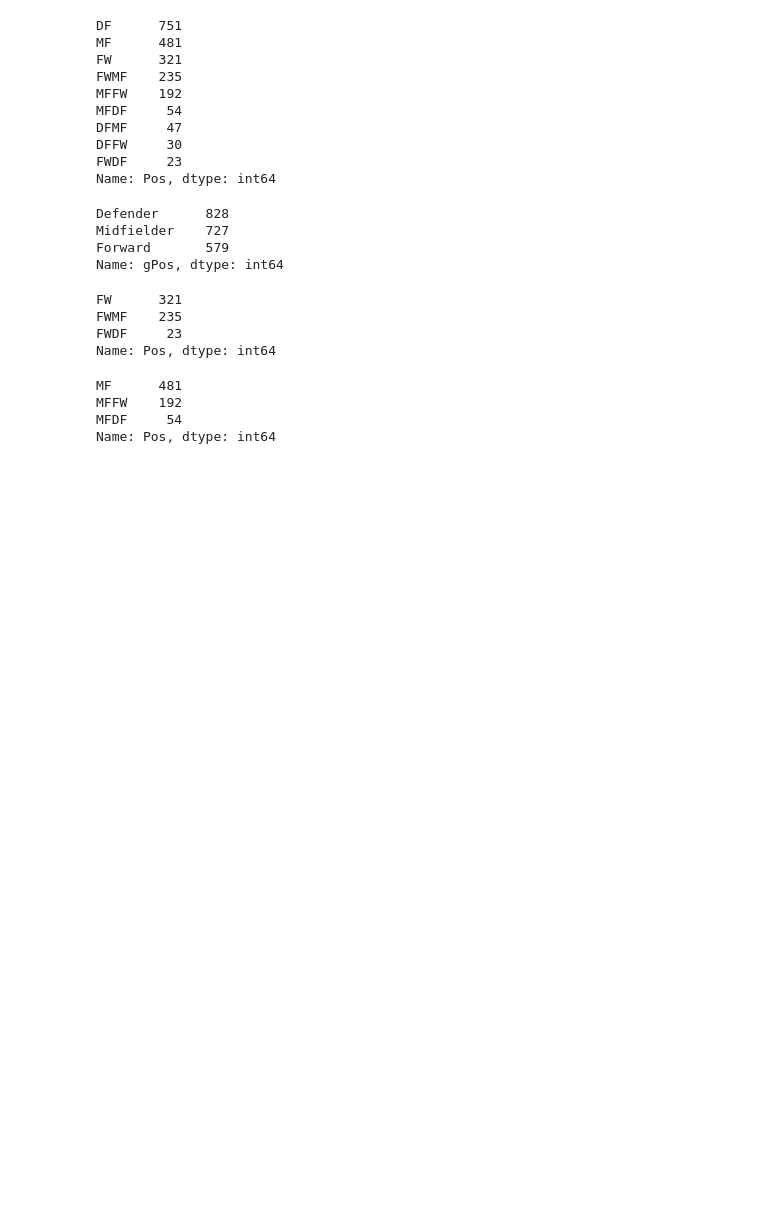
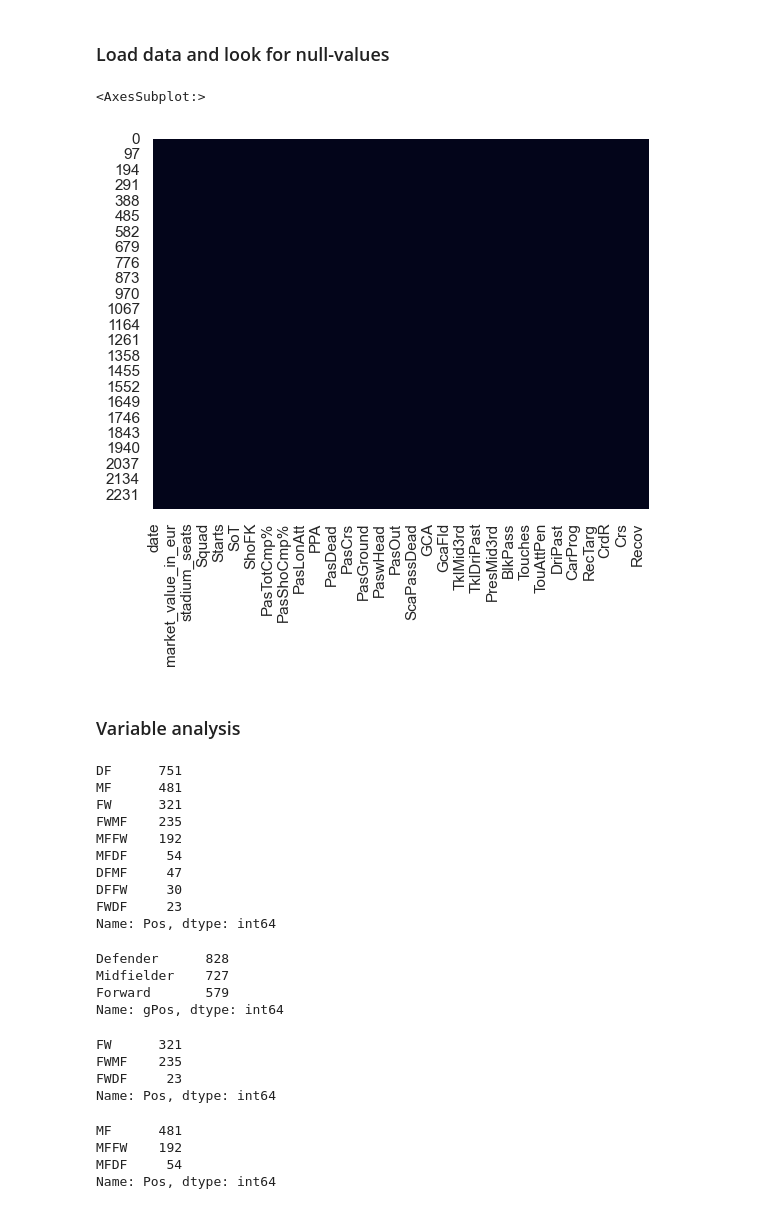
Before and after one commit to ludviglundgrens/SC1015_project, a Jupyter notebook: analysis.ipynb, the cells around one changed output. Drawn from its saved outputs; the diff is of its cells as text; code cells hidden in the pictures; blank space fills up the shorter version.

```diff
--- a/analysis.ipynb
+++ b/analysis.ipynb
@@ -8,3 +6,13 @@ from sklearn import linear_model
 
 sb.set()
+# %% [markdown]
+### Load data and look for null-values
+# %%
+data = pd.read_csv("merged_data.csv")
+sb.heatmap(data.isnull(), cbar=False)
+# %% [output]
+<AxesSubplot:>
+[figure, added]
+# %% [markdown]
+### Variable analysis
 # %%
```
Also changed, not shown: parts of 8 cells of this notebook, 3 other files.
